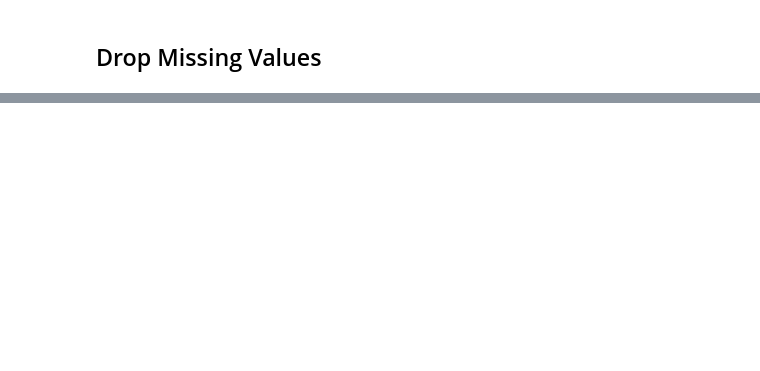
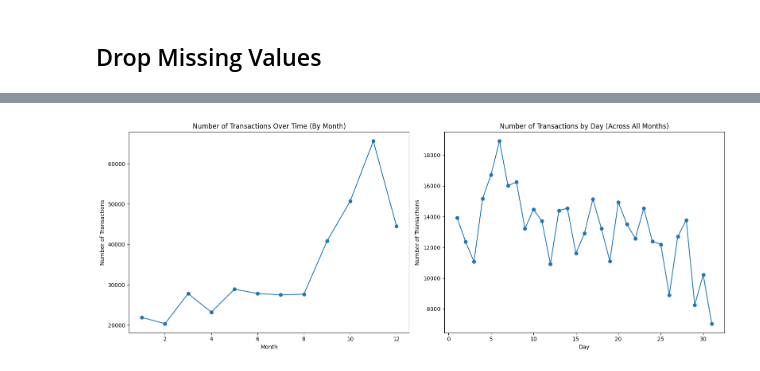
Before and after one commit to shripalmehta/ai_poc, a Jupyter notebook: AD.ipynb, the cells around one changed output, grey strips where cells are left out. Saved outputs shown, nothing was run; the diff lists cells and outputs as text; code cells hidden in the pictures; blank space fills up the shorter version.

```diff
--- a/AD.ipynb
+++ b/AD.ipynb
@@ -161,0 +261,25 @@ memory usage: 19.2+ MB
+# %%
+# Create a figure with two subplots in one row
+fig, axes = plt.subplots(1, 2, figsize=(16, 6))
+
+# First subplot: Transactions per month
+axes[0].plot(df['M'].value_counts().sort_index(), marker='o', linestyle='-')
+axes[0].set_title('Number of Transactions Over Time (By Month)')
+axes[0].set_xlabel('Month')
+axes[0].set_ylabel('Number of Transactions')
+axes[0].tick_params(axis='x')
+
+# Second subplot: Transactions per day
+axes[1].plot(df['D'].value_counts().sort_index(), marker='o', linestyle='-')
+axes[1].set_title('Number of Transactions by Day (Across All Months)')
+axes[1].set_xlabel('Day')
+axes[1].set_ylabel('Number of Transactions')
+axes[1].tick_params(axis='x')
+
+# Adjust layout to prevent overlap
+plt.tight_layout()
+
+# Show the figure with both subplots in one line
+plt.show()
+# %% [output]
+[figure, added]
```
Also changed, not shown: parts of 22 cells of this notebook, 1 other file.
